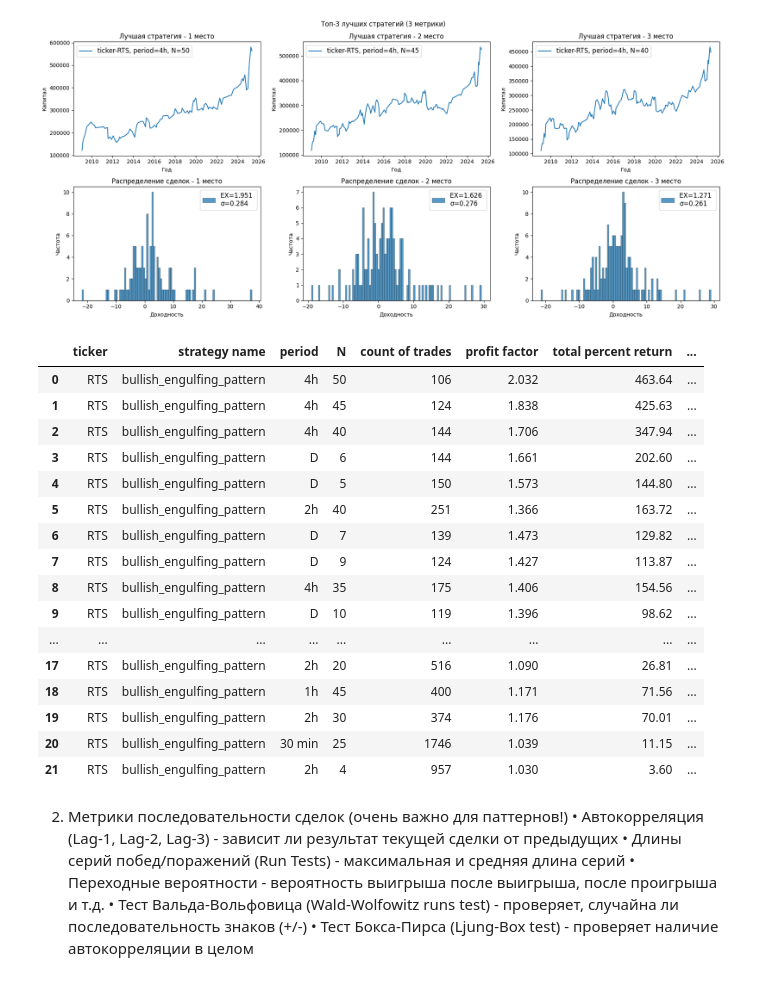
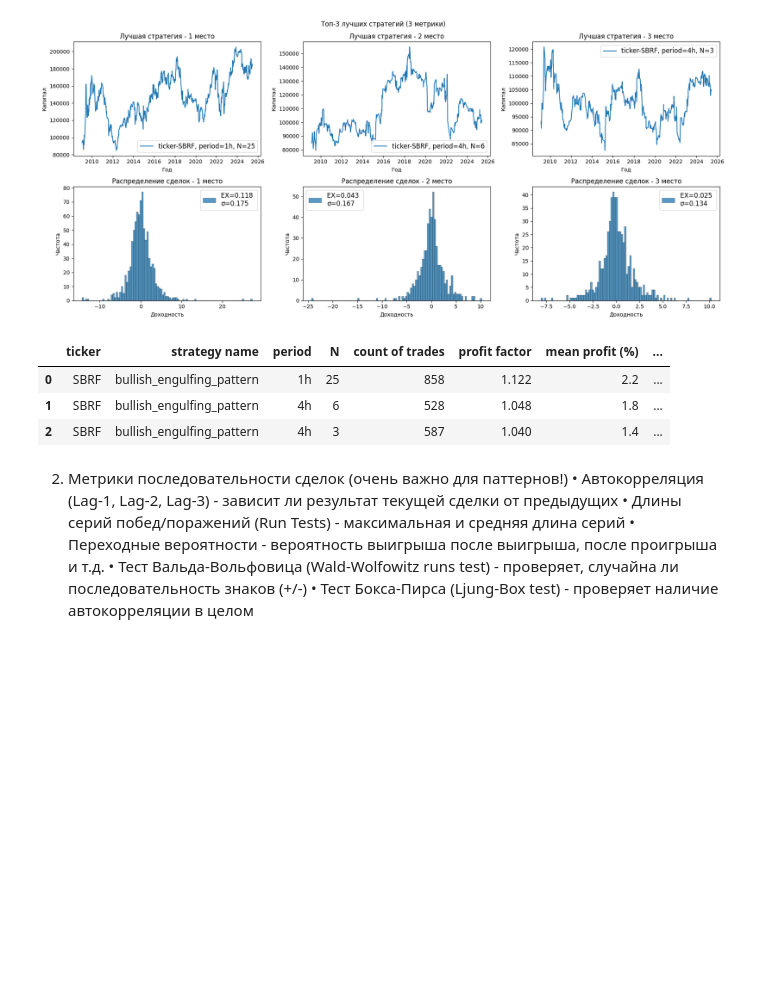
Before and after one commit to AlexKosuhin/AlgoTrading, a Jupyter notebook: Проект/Паттерн Бычье Поглощение.ipynb, the cells around one changed output. Cells and saved outputs as stored; diff of their text form; code cells hidden in the pictures; blank space fills up the shorter version.

```diff
--- a/Проект/Паттерн Бычье Поглощение.ipynb
+++ b/Проект/Паттерн Бычье Поглощение.ipynb
@@ -14,7 +14,7 @@ from statsmodels.sandbox.stats.runs import runstest_1samp
 from scipy import stats
 warnings.filterwarnings('ignore')
 # %%
-sber = pd.read_csv(r'C:\Users\user\Desktop\AlgoTrading\data\RTS.txt')
+sber = pd.read_csv(r'C:\Users\user\Desktop\AlgoTrading\data\SBRF.txt')
 # %%
 # Преобразуем "сырой" датафрейм
 def good_dataframe(data, timeframe):
@@ -139,8 +139,6 @@ def shift_features_2_candle(data):
         data_c[f'{i}_N-1'] = data[i].shift(1)
     data_c.drop(['open', 'close', 'low', 'high', 'volume', 'time'], axis=1, inplace=True)
     data_c.dropna(inplace=True)
-    for i in ['open', 'close', 'low', 'high', 'volume']:
-        data_c[f'{i}_N-1'] = data_c[f'{i}_N-1'].astype('int32')
     return data_c
 
 sber_5s = shift_features_2_candle(sber_5)
@@ -341,6 +388,16 @@ def trade_statistics_bull(all_strategy_data):
         beta = np.round(lin.coef_[-1], 2)
         r2 = np.round(metrics.r2_score(y, y_pred), 2)
 
+        # Средняя убыточная и прибыльная сделка
+        mean_profit_trade = np.round(np.mean(pr_per_net[pr_per_net > 0]), 3)
+        mean_loss_trade = np.round(np.mean(pr_per_net[pr_per_net < 0]), 3)
+        avg_profit_loss_ratio = np.round(mean_profit_trade / mean_loss_trade, 3)
+
+        # Максимальная просадка
+        cumsum_profit = np.cumsum(pr_per_net)
+        cummax_profit = np.maximum.accumulate(cumsum_profit)
+        max_drawdown = np.max(cummax_profit - cumsum_profit)
+
         strategies.append({
           'ticker' : ticker,
           'strategy name' : strategy_name,
@@ -352,6 +409,10 @@ def trade_statistics_bull(all_strategy_data):
           'R2' : r2,
           'beta' : beta,
           'win_rate' : win_rate,
+          'mean profit (%)' : mean_profit_trade * 100,
+          'mean loss (%)' : mean_loss_trade * 100,
+          'profit/loss ratio' : np.round(np.abs(avg_profit_loss_ratio), 2),
+          'max drawdown (%)' : np.round(max_drawdown * 100, 1),
           'capital curve net' : capital_curve_net,
           'capital curve without commission' : capital_curve_without_commission,
           'profit percent net' : profit_percent_net,
@@ -411,7 +472,7 @@ def compare_strategies(data):
         data (pd.DaraFrame): Возвращаем отфильтрованный датафрейм со результатами стратегии на всех тайфреймах.
     """
     # Фильтрация стратегий
-    data = data[(data['count of trades'] > 100) & (data['profit factor'] > 1) & (data['total percent return'] > 0) & (data['beta'] > 0)] # Ограничение по количеству сделок
+    data = data[(data['count of trades'] > 500) & (data['profit factor'] > 1) & (data['total percent return'] > 0) & (data['beta'] > 0)] # Ограничение по количеству сделок
 
     data['profit factor rank'] = data['profit factor'].rank() # Больше лучше
     data['R2 rank'] = data['R2'].rank() # Больше лучше
@@ -448,52 +509,39 @@ def compare_strategies(data):
     sns.histplot(data.loc[0, 'profit percent net'] * 100, ax=axes[1, 0], bins=100,
                      label=f'EX={np.round(np.mean(data.loc[0, "profit percent net"]) * 100, 3)} \nσ={np.round(np.sqrt(np.std(data.loc[0, "profit percent net"])),3)}');
     sns.histplot(data.loc[1, 'profit percent net'] * 100, ax=axes[1, 1], bins=100,
                      label=f'EX={np.round(np.mean(data.loc[1, "profit percent net"]) * 100, 3)} \nσ={np.round(np.sqrt(np.std(data.loc[1, "profit percent net"])),3)}');
     sns.histplot(data.loc[2, 'profit percent net'] * 100, ax=axes[1, 2], bins=100,
                      label=f'EX={np.round(np.mean(data.loc[2, "profit percent net"]) * 100, 3)} \nσ={np.round(np.sqrt(np.std(data.loc[2, "profit percent net"])),3)}');
     axes[1, 0].legend(fontsize=12)
     axes[1, 1].legend(fontsize=12)
     axes[1, 2].legend(fontsize=12)
 
     axes[1, 0].set_title('Распределение сделок - 1 место')
     axes[1, 1].set_title('Распределение сделок - 2 место')
     axes[1, 2].set_title('Распределение сделок - 3 место')
     axes[1, 0].set_ylabel('Частота')
     axes[1, 1].set_ylabel('Частота')
     axes[1, 2].set_ylabel('Частота')
     axes[1, 0].set_xlabel('Доходность')
     axes[1, 1].set_xlabel('Доходность')
     axes[1, 2].set_xlabel('Доходность')
 
     plt.tight_layout()
     plt.show()
     data_new = data[['ticker', 'strategy name', 'period', 'N', 'count of trades',
-       'profit factor', 'total percent return', 'R2', 'beta', 'win_rate']]
+       'profit factor', 'mean profit (%)', 'mean loss (%)', 'profit/loss ratio', 'max drawdown (%)', 'total percent return', 'R2', 'beta', 'win_rate']]
 
     display(data_new)
 
     return data
 
 res = compare_strategies(sber_result_strategies)
 # %% [output]
-[figure, old version]
+[figure, new version]
-|  | ticker | strategy name | period | N | count of trades | profit factor | total percent return | ... |
-| 0 | RTS | bullish_engulfing_pattern | 4h | 50 | 106 | 2.032 | 463.64 | ... |
-| 1 | RTS | bullish_engulfing_pattern | 4h | 45 | 124 | 1.838 | 425.63 | ... |
-| 2 | RTS | bullish_engulfing_pattern | 4h | 40 | 144 | 1.706 | 347.94 | ... |
-| 3 | RTS | bullish_engulfing_pattern | D | 6 | 144 | 1.661 | 202.60 | ... |
-| 4 | RTS | bullish_engulfing_pattern | D | 5 | 150 | 1.573 | 144.80 | ... |
-| 5 | RTS | bullish_engulfing_pattern | 2h | 40 | 251 | 1.366 | 163.72 | ... |
-| 6 | RTS | bullish_engulfing_pattern | D | 7 | 139 | 1.473 | 129.82 | ... |
-| 7 | RTS | bullish_engulfing_pattern | D | 9 | 124 | 1.427 | 113.87 | ... |
-| 8 | RTS | bullish_engulfing_pattern | 4h | 35 | 175 | 1.406 | 154.56 | ... |
-| 9 | RTS | bullish_engulfing_pattern | D | 10 | 119 | 1.396 | 98.62 | ... |
-| ... | ... | ... | ... | ... | ... | ... | ... | ... |
-| 17 | RTS | bullish_engulfing_pattern | 2h | 20 | 516 | 1.090 | 26.81 | ... |
-| 18 | RTS | bullish_engulfing_pattern | 1h | 45 | 400 | 1.171 | 71.56 | ... |
-| 19 | RTS | bullish_engulfing_pattern | 2h | 30 | 374 | 1.176 | 70.01 | ... |
-| 20 | RTS | bullish_engulfing_pattern | 30 min | 25 | 1746 | 1.039 | 11.15 | ... |
-| 21 | RTS | bullish_engulfing_pattern | 2h | 4 | 957 | 1.030 | 3.60 | ... |
+|  | ticker | strategy name | period | N | count of trades | profit factor | mean profit (%) | ... |
+| 0 | SBRF | bullish_engulfing_pattern | 1h | 25 | 858 | 1.122 | 2.2 | ... |
+| 1 | SBRF | bullish_engulfing_pattern | 4h | 6 | 528 | 1.048 | 1.8 | ... |
+| 2 | SBRF | bullish_engulfing_pattern | 4h | 3 | 587 | 1.040 | 1.4 | ... |
 # %% [markdown]
 2. Метрики последовательности сделок (очень важно для паттернов!)
 • Автокорреляция (Lag-1, Lag-2, Lag-3) - зависит ли результат текущей сделки от предыдущих
```
Also changed, not shown: parts of 11 cells of this notebook, 5 other files.
